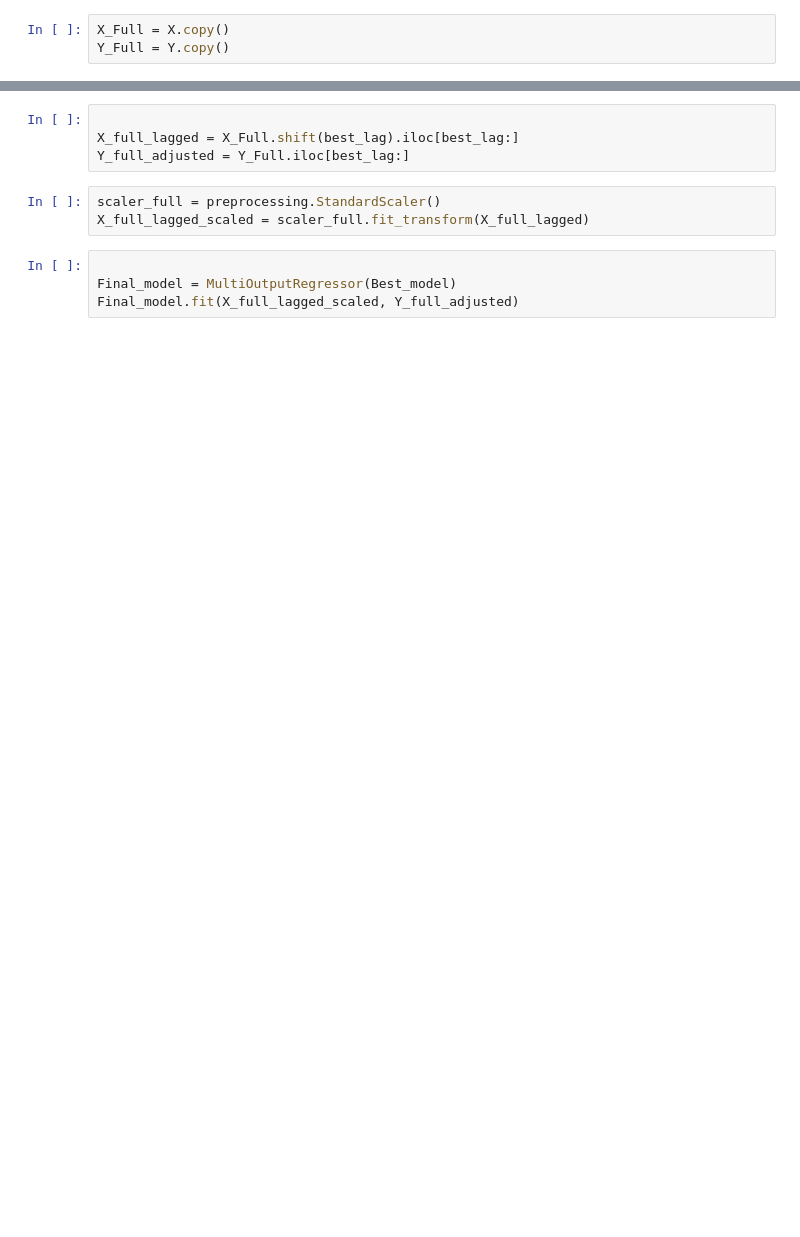
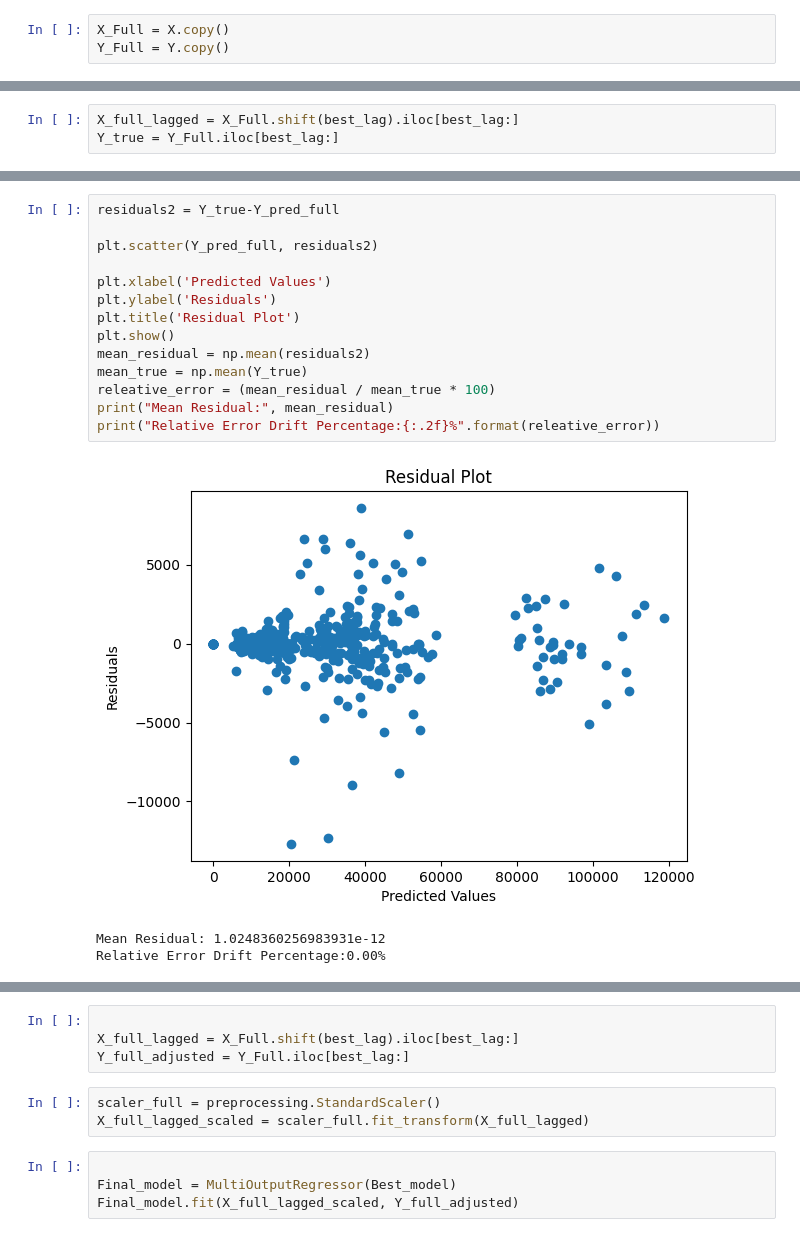
Before and after one commit to Drook93/ONS-Govenment-Public-Spending-Forecast, a Jupyter notebook: Predictive Models/Forecasting Models Updated New.ipynb, the cells around one changed output, grey strips where cells are left out. Cells and saved outputs as stored; diff of their text form; blank space fills up the shorter version.

```diff
--- a/Predictive Models/Forecasting Models Updated New.ipynb
+++ b/Predictive Models/Forecasting Models Updated New.ipynb
@@ -436,2 +431,5 @@ Best_model = all_results[best_model_name][best_sector]['model']  # This is the t
 best_params = all_results[best_model_name][best_sector]['best_params']
 best_lag = all_results[best_model_name][best_sector]['best_lag']
+# %%
+X_full_lagged = X_Full.shift(best_lag).iloc[best_lag:]
+Y_true = Y_Full.iloc[best_lag:]
@@ -437,0 +445,18 @@ best_lag = all_results[best_model_name][best_sector]['best_lag']
+# %%
+residuals2 = Y_true-Y_pred_full
+
+plt.scatter(Y_pred_full, residuals2)
+
+plt.xlabel('Predicted Values')
+plt.ylabel('Residuals')
+plt.title('Residual Plot')
+plt.show()
+mean_residual = np.mean(residuals2)
+mean_true = np.mean(Y_true)
+releative_error = (mean_residual / mean_true * 100)
+print("Mean Residual:", mean_residual)
+print("Relative Error Drift Percentage:{:.2f}%".format(releative_error))
+# %% [output]
+[figure, added]
+Mean Residual: 1.0248360256983931e-12
+Relative Error Drift Percentage:0.00%
```
Also changed, not shown: parts of 20 cells of this notebook.
